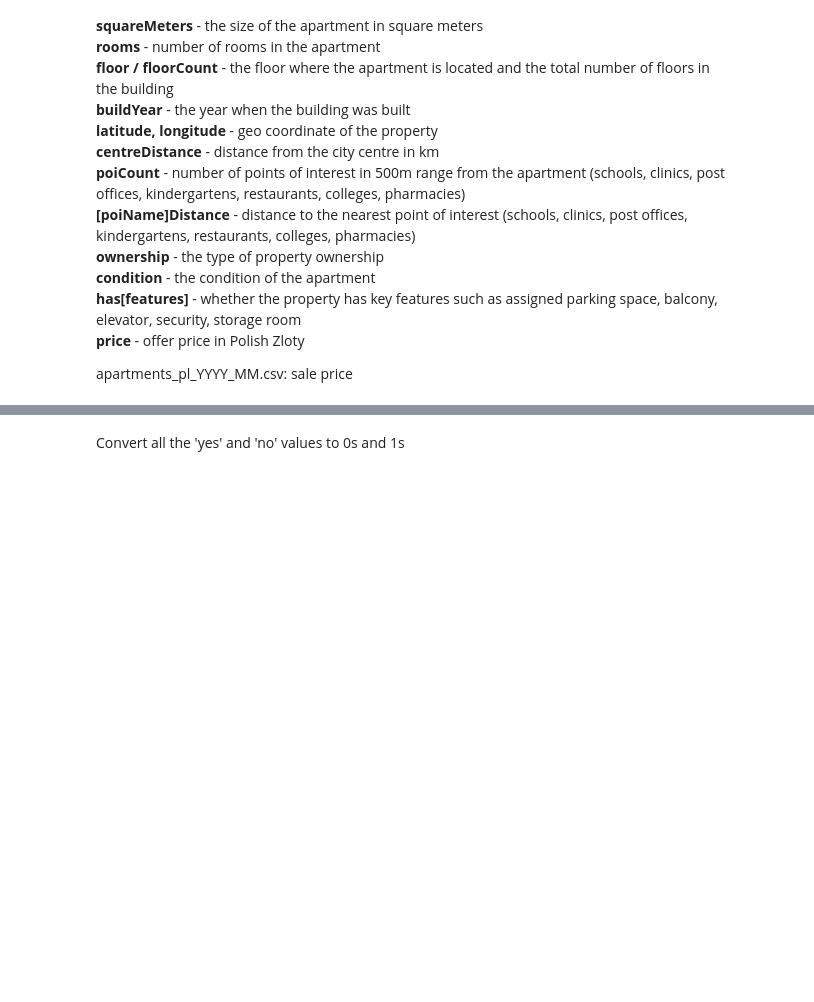
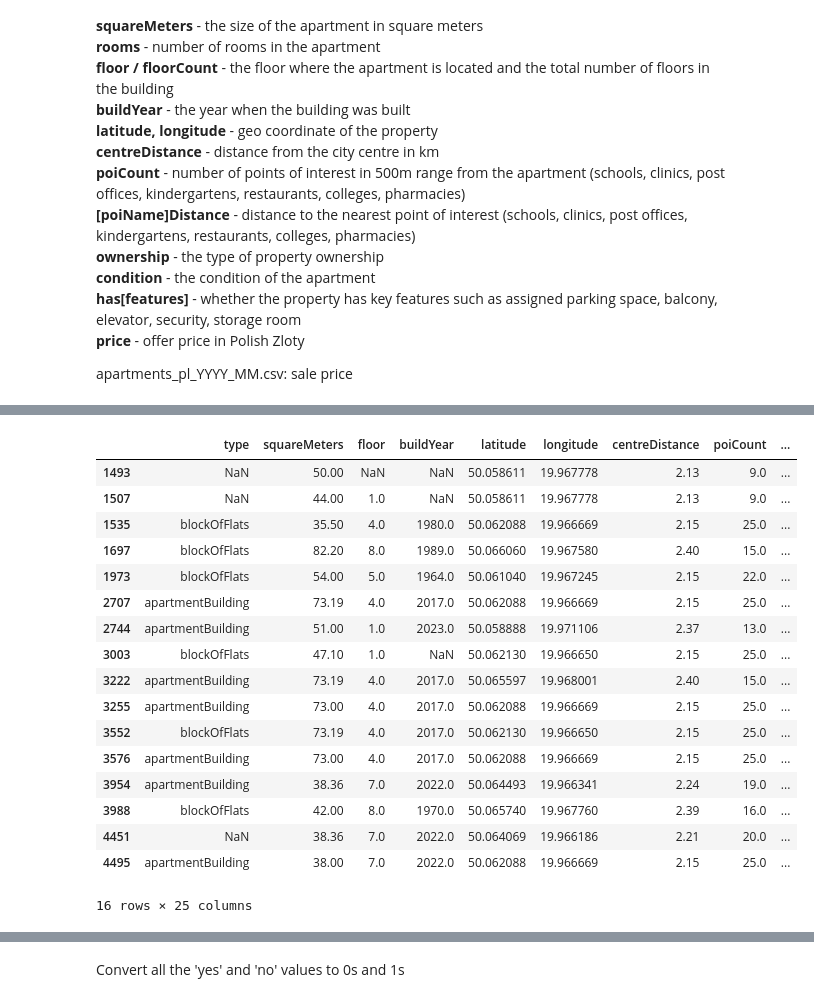
Before and after one commit to turekmagdalena/DataScienceProjects, a Jupyter notebook: Apartment_Prices_in_Poland.ipynb, the cells around one changed output, grey strips where cells are left out. Drawn from its saved outputs; the diff is of its cells as text; code cells hidden in the pictures; blank space fills up the shorter version.

```diff
--- a/Apartment_Prices_in_Poland.ipynb
+++ b/Apartment_Prices_in_Poland.ipynb
@@ -92,3 +203,0 @@ Delete null values
-# %%
-df.dropna(inplace=True)
-df.reset_index(drop=True, inplace=True)
@@ -136,3 +203,0 @@ Use IQR to remove outliers from 'squareMeters' column
-# %%
-IQR = df['squareMeters'].quantile(0.75) - df['squareMeters'].quantile(0.25)
-df = df.loc[df['squareMeters'] < (df['squareMeters'].quantile(0.75) + (1.5 * IQR))]
@@ -147,3 +203,0 @@ Remove price outliers
-# %%
-IQR = df['price'].quantile(0.75) - df['price'].quantile(0.25)
-df = df.loc[df['price'] < (df['price'].quantile(0.75) + (1.5 * IQR))]
@@ -149,0 +228,3 @@ df = df.loc[df['price'] < (df['price'].quantile(0.75) + (1.5 * IQR))]
+# %%
+df_3 = df.loc[df['locationCategory'] == 3]
+df_3.info()
@@ -149,0 +292,21 @@ df = df.loc[df['price'] < (df['price'].quantile(0.75) + (1.5 * IQR))]
+# %%
+df_3.loc[(df_3['centreDistance'] >= (2.21 - 0.20)) & (df_3['centreDistance'] <= (2.21 + 0.20))]
+# %% [output]
+|  | type | squareMeters | floor | buildYear | latitude | longitude | centreDistance | poiCount | ... |
+| 1493 | NaN | 50.00 | NaN | NaN | 50.058611 | 19.967778 | 2.13 | 9.0 | ... |
+| 1507 | NaN | 44.00 | 1.0 | NaN | 50.058611 | 19.967778 | 2.13 | 9.0 | ... |
+| 1535 | blockOfFlats | 35.50 | 4.0 | 1980.0 | 50.062088 | 19.966669 | 2.15 | 25.0 | ... |
+| 1697 | blockOfFlats | 82.20 | 8.0 | 1989.0 | 50.066060 | 19.967580 | 2.40 | 15.0 | ... |
+| 1973 | blockOfFlats | 54.00 | 5.0 | 1964.0 | 50.061040 | 19.967245 | 2.15 | 22.0 | ... |
+| 2707 | apartmentBuilding | 73.19 | 4.0 | 2017.0 | 50.062088 | 19.966669 | 2.15 | 25.0 | ... |
+| 2744 | apartmentBuilding | 51.00 | 1.0 | 2023.0 | 50.058888 | 19.971106 | 2.37 | 13.0 | ... |
+| 3003 | blockOfFlats | 47.10 | 1.0 | NaN | 50.062130 | 19.966650 | 2.15 | 25.0 | ... |
+| 3222 | apartmentBuilding | 73.19 | 4.0 | 2017.0 | 50.065597 | 19.968001 | 2.40 | 15.0 | ... |
+| 3255 | apartmentBuilding | 73.00 | 4.0 | 2017.0 | 50.062088 | 19.966669 | 2.15 | 25.0 | ... |
+| 3552 | blockOfFlats | 73.19 | 4.0 | 2017.0 | 50.062130 | 19.966650 | 2.15 | 25.0 | ... |
+| 3576 | apartmentBuilding | 73.00 | 4.0 | 2017.0 | 50.062088 | 19.966669 | 2.15 | 25.0 | ... |
+| 3954 | apartmentBuilding | 38.36 | 7.0 | 2022.0 | 50.064493 | 19.966341 | 2.24 | 19.0 | ... |
+| 3988 | blockOfFlats | 42.00 | 8.0 | 1970.0 | 50.065740 | 19.967760 | 2.39 | 16.0 | ... |
+| 4451 | NaN | 38.36 | 7.0 | 2022.0 | 50.064069 | 19.966186 | 2.21 | 20.0 | ... |
+| 4495 | apartmentBuilding | 38.00 | 7.0 | 2022.0 | 50.062088 | 19.966669 | 2.15 | 25.0 | ... |
+16 rows × 25 columns
```
Also changed, not shown: parts of 66 cells of this notebook.
